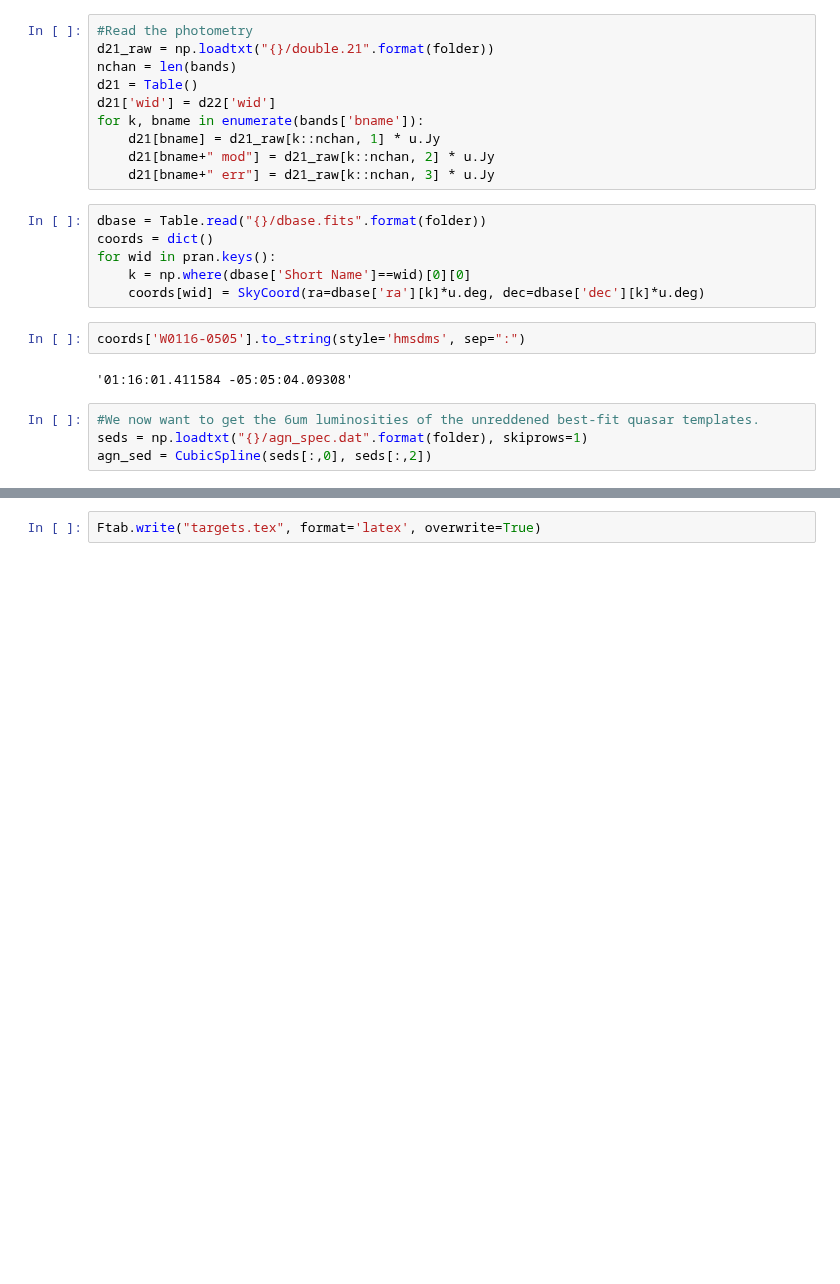
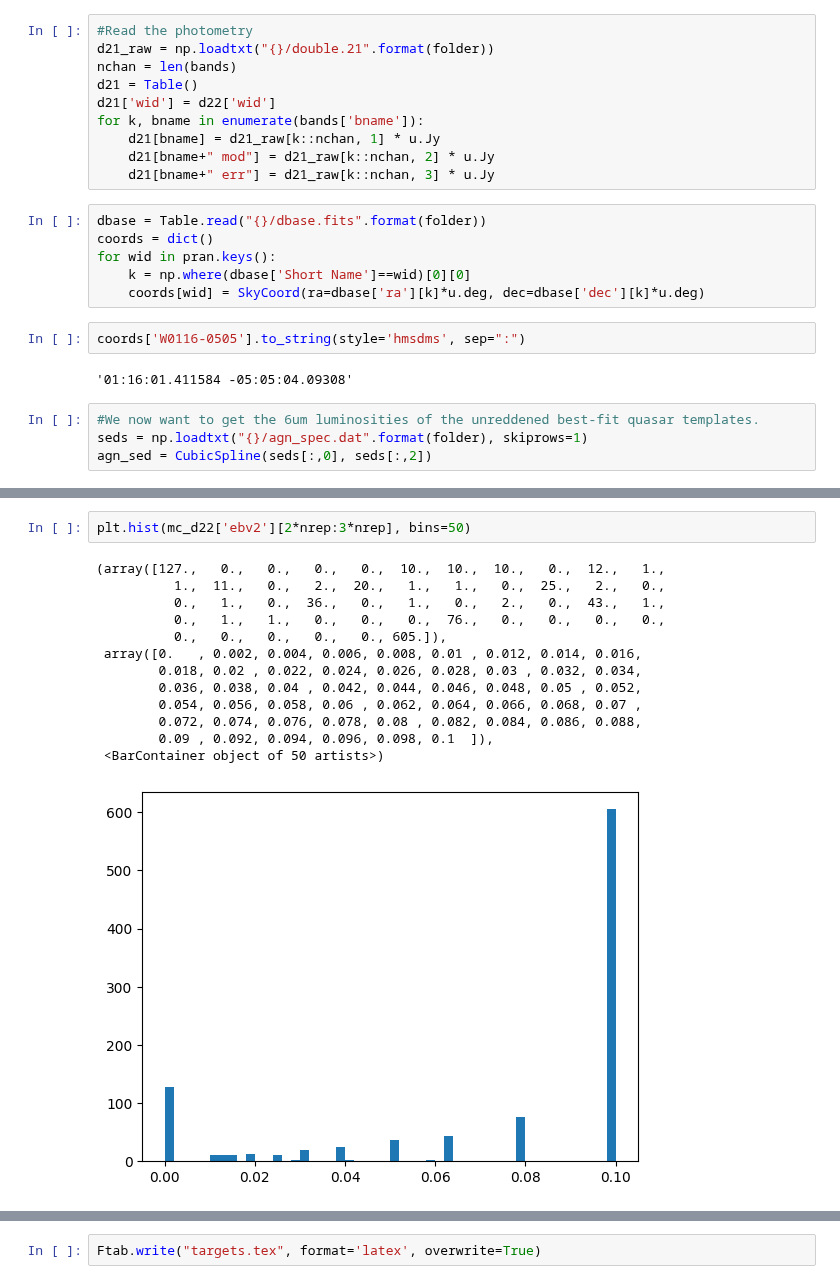
Before and after one commit to rjassef/Impol_BHDs_repo, a Jupyter notebook: Tables/targets/make_table.ipynb, the cells around one changed output, grey strips where cells are left out. Cells and saved outputs as stored; diff of their text form; blank space fills up the shorter version.

```diff
--- a/Tables/targets/make_table.ipynb
+++ b/Tables/targets/make_table.ipynb
@@ -70,3 +172,19 @@ for j, vec in enumerate(['vec1', 'vec5']):
+# %%
+plt.hist(mc_d22['ebv2'][2*nrep:3*nrep], bins=50)
+# %% [output]
+(array([127.,   0.,   0.,   0.,   0.,  10.,  10.,  10.,   0.,  12.,   1.,
+          1.,  11.,   0.,   2.,  20.,   1.,   1.,   0.,  25.,   2.,   0.,
+          0.,   1.,   0.,  36.,   0.,   1.,   0.,   2.,   0.,  43.,   1.,
+          0.,   1.,   1.,   0.,   0.,   0.,  76.,   0.,   0.,   0.,   0.,
+          0.,   0.,   0.,   0.,   0., 605.]),
+ array([0.   , 0.002, 0.004, 0.006, 0.008, 0.01 , 0.012, 0.014, 0.016,
+        0.018, 0.02 , 0.022, 0.024, 0.026, 0.028, 0.03 , 0.032, 0.034,
+        0.036, 0.038, 0.04 , 0.042, 0.044, 0.046, 0.048, 0.05 , 0.052,
+        0.054, 0.056, 0.058, 0.06 , 0.062, 0.064, 0.066, 0.068, 0.07 ,
+        0.072, 0.074, 0.076, 0.078, 0.08 , 0.082, 0.084, 0.086, 0.088,
+        0.09 , 0.092, 0.094, 0.096, 0.098, 0.1  ]),
+ <BarContainer object of 50 artists>)
+[figure, added]
 # %%
 #Final table.
 wids = ['W0019$-$1046', 'W0116$-$0505', 'W0204$-$0506', 'W0220+0137', 'W0831+0140']
```
Also changed, not shown: parts of 8 cells of this notebook, 18 other files.
